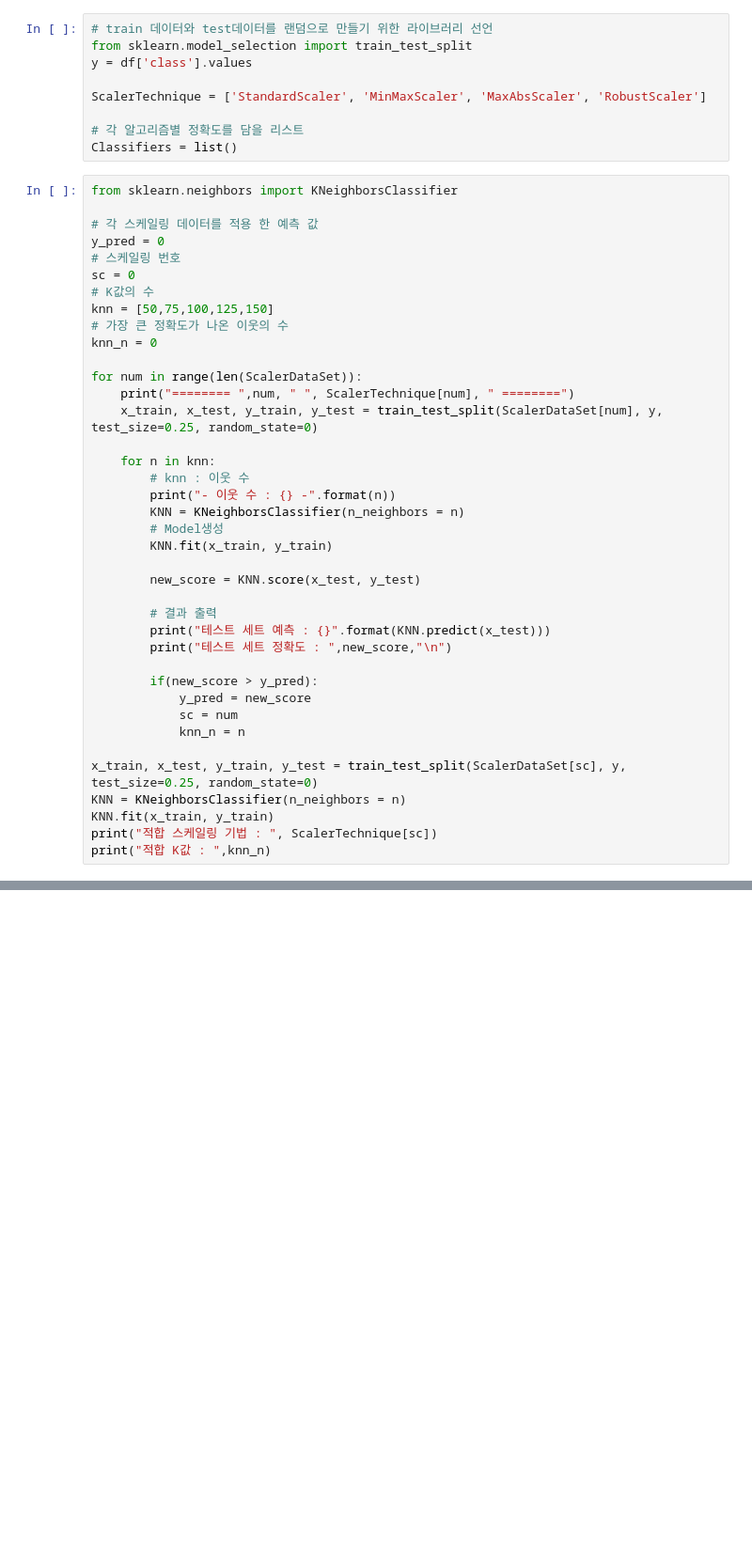
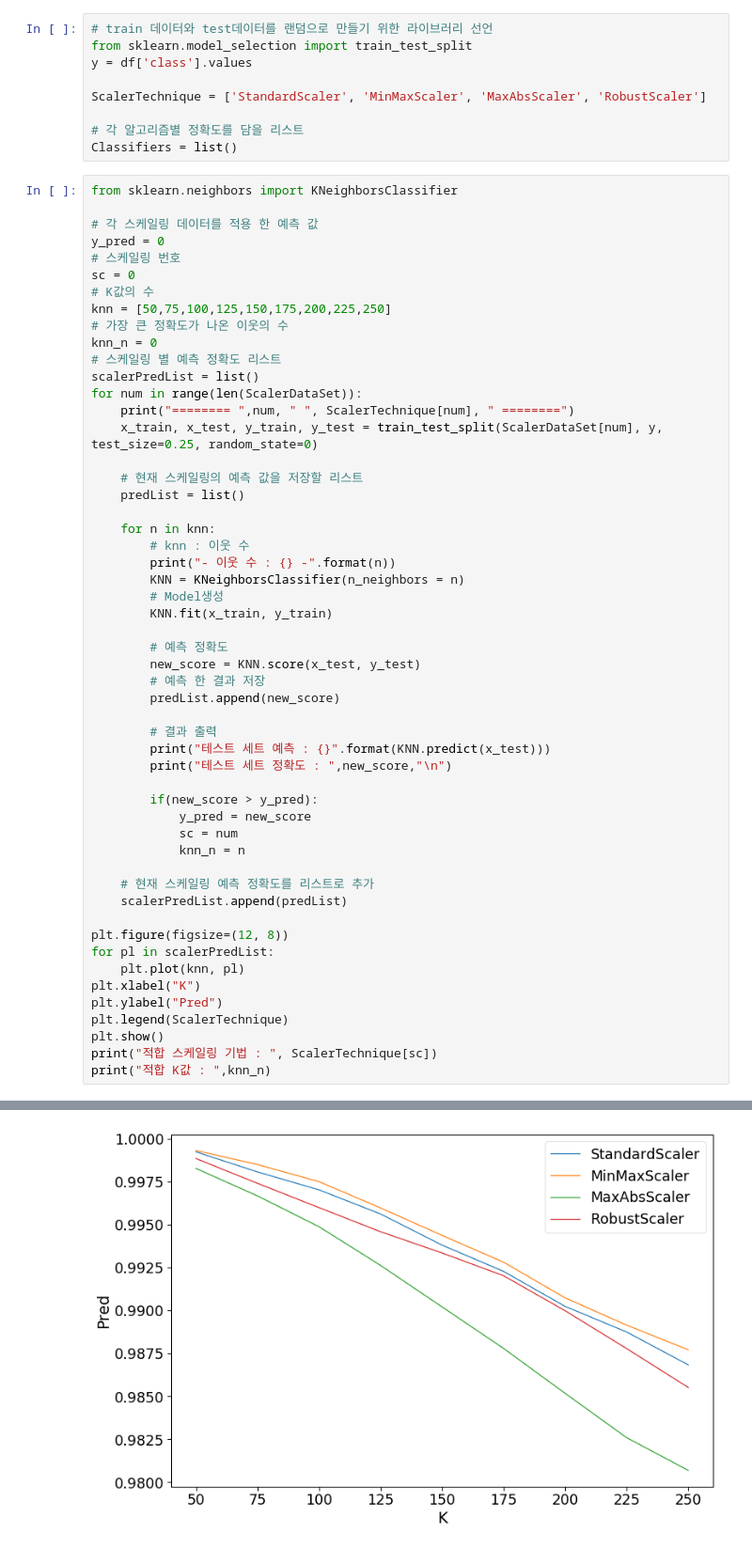
Before and after one commit to KimYaKi/JupyterBigDataExercise, a Jupyter notebook: NewBigDataProject.ipynb, the cells around one changed output, grey strips where cells are left out. Shown at 94% size. Saved outputs shown, nothing was run; the diff lists cells and outputs as text; blank space fills up the shorter version.

```diff
--- a/NewBigDataProject.ipynb
+++ b/NewBigDataProject.ipynb
@@ -401,13 +360,17 @@ y_pred = 0
 # 스케일링 번호
 sc = 0
 # K값의 수
-knn = [50,75,100,125,150]
+knn = [50,75,100,125,150,175,200,225,250]
 # 가장 큰 정확도가 나온 이웃의 수
 knn_n = 0
-
+# 스케일링 별 예측 정확도 리스트
+scalerPredList = list()
 for num in range(len(ScalerDataSet)):
     print("======== ",num, " ", ScalerTechnique[num], " ========")
     x_train, x_test, y_train, y_test = train_test_split(ScalerDataSet[num], y, test_size=0.25, random_state=0)
+
+    # 현재 스케일링의 예측 값을 저장할 리스트
+    predList = list()
 
     for n in knn:
         # knn : 이웃 수
@@ -416,7 +379,10 @@ for num in range(len(ScalerDataSet)):
         # Model생성
         KNN.fit(x_train, y_train)
 
+        # 예측 정확도
         new_score = KNN.score(x_test, y_test)
+        # 예측 한 결과 저장
+        predList.append(new_score)
 
         # 결과 출력
         print("테스트 세트 예측 : {}".format(KNN.predict(x_test)))
@@ -427,9 +393,16 @@ for num in range(len(ScalerDataSet)):
             sc = num
             knn_n = n
 
-x_train, x_test, y_train, y_test = train_test_split(ScalerDataSet[sc], y, test_size=0.25, random_state=0)
-KNN = KNeighborsClassifier(n_neighbors = n)
-KNN.fit(x_train, y_train)
+    # 현재 스케일링 예측 정확도를 리스트로 추가
+    scalerPredList.append(predList)
+
+plt.figure(figsize=(12, 8))
+for pl in scalerPredList:
+    plt.plot(knn, pl)
+plt.xlabel("K")
+plt.ylabel("Pred")
+plt.legend(ScalerTechnique)
+plt.show()
 print("적합 스케일링 기법 : ", ScalerTechnique[sc])
 print("적합 K값 : ",knn_n)
 # %% [output]
@@ -452,0 +426 @@ print("적합 K값 : ",knn_n)
+[figure, added]
```
Also changed, not shown: parts of 19 cells of this notebook.
